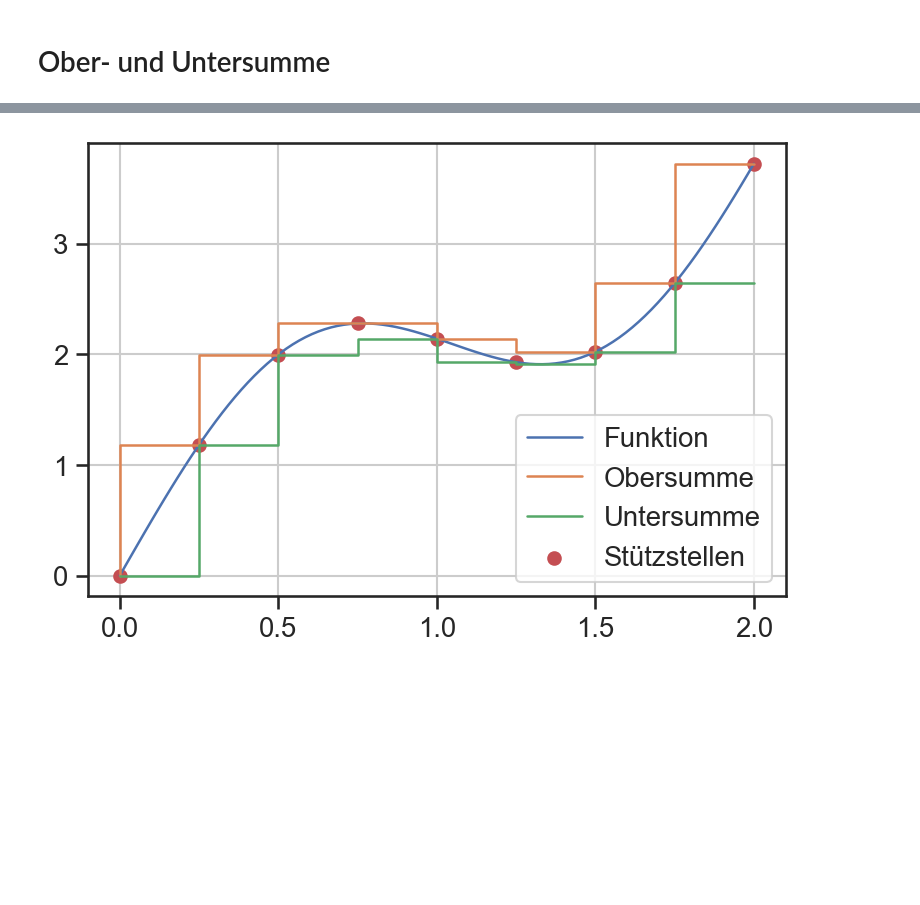
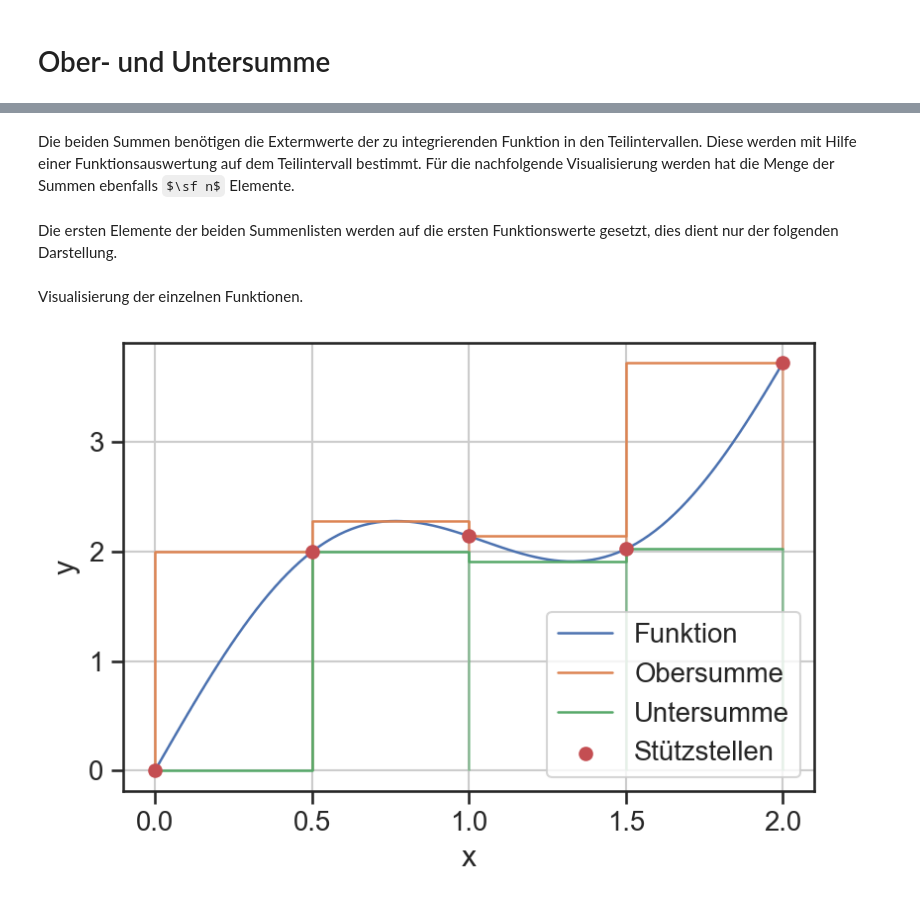
Before and after one commit to lu-kas/Vorlesung_Ingenieurinformatik, a Jupyter notebook: Content/Script/04_numerik/0411_oberuntersumme.ipynb, the cells around one changed output, grey strips where cells are left out. Cells and saved outputs as stored; diff of their text form; code cells hidden in the pictures; some formulas as TeX source; blank space fills up the shorter version.

Commit message:
ober / unter summe

```diff
--- a/Content/Script/04_numerik/0411_oberuntersumme.ipynb
+++ b/Content/Script/04_numerik/0411_oberuntersumme.ipynb
@@ -17,12 +47,11 @@ def fkt(x):
+# %%
+n = 5
+
+xi = np.linspace(0, 2, n)
+yi = fkt(xi)
+# %% [markdown]
+Die beiden Summen benötigen die Extermwerte der zu integrierenden Funktion in den Teilintervallen. Diese werden mit Hilfe einer Funktionsauswertung auf dem Teilintervall bestimmt. Für die nachfolgende Visualisierung werden hat die Menge der Summen ebenfalls $\sf n$ Elemente.
 # %%
-x = np.linspace(0, 2, 100)
-y = fkt(x)
-
-n = 9
-
-xi = np.linspace(0, 2, n)
-yi = fkt(xi)
-
 oben = np.zeros(n)
 unten = np.zeros(n)
 
@@ -31,21 +60,5 @@ for i in range(len(oben)-1):
     cy = fkt(cx)
     oben[i+1] = np.max(cy)
     unten[i+1] = np.min(cy)
-
-# oben[-1] = yi[-1]
-# unten[-1] = yi[-1]
-
-oben[0] = yi[0]
-unten[0] = yi[0]
-
-plt.plot(x, y, label='Funktion')
-plt.scatter(xi, yi, label='Stützstellen', c='C3')
-# plt.step(xi, oben, where='post')
-# plt.step(xi, unten, where='post')
-plt.plot(xi, oben, drawstyle='steps-pre', label='Obersumme')
-plt.plot(xi, unten, drawstyle='steps-pre', label='Untersumme')
-
-plt.grid()
-plt.legend();
-# %% [output]
-[figure, removed]
+# %% [markdown]
+Die ersten Elemente der beiden Summenlisten werden auf die ersten Funktionswerte gesetzt, dies dient nur der folgenden Darstellung.
@@ -51,0 +68,18 @@ plt.legend();
+# %% [markdown]
+Visualisierung der einzelnen Funktionen.
+# %%
+plt.plot(x, y, label='Funktion')
+plt.scatter(xi, yi, label='Stützstellen', c='C3', zorder=3)
+plt.plot(xi, oben, drawstyle='steps-pre', label='Obersumme')
+plt.plot(xi, unten, drawstyle='steps-pre', label='Untersumme')
+
+plt.vlines(xi, ymin=unten, ymax=oben, color='C1', alpha=0.6)
+plt.vlines(xi, ymin=0, ymax=unten, color='C2', alpha=0.6)
+
+plt.xlabel('x')
+plt.ylabel('y')
+
+plt.grid()
+plt.legend();
+# %% [output]
+[figure, added]
```
Also changed, not shown: parts of 9 cells of this notebook.
